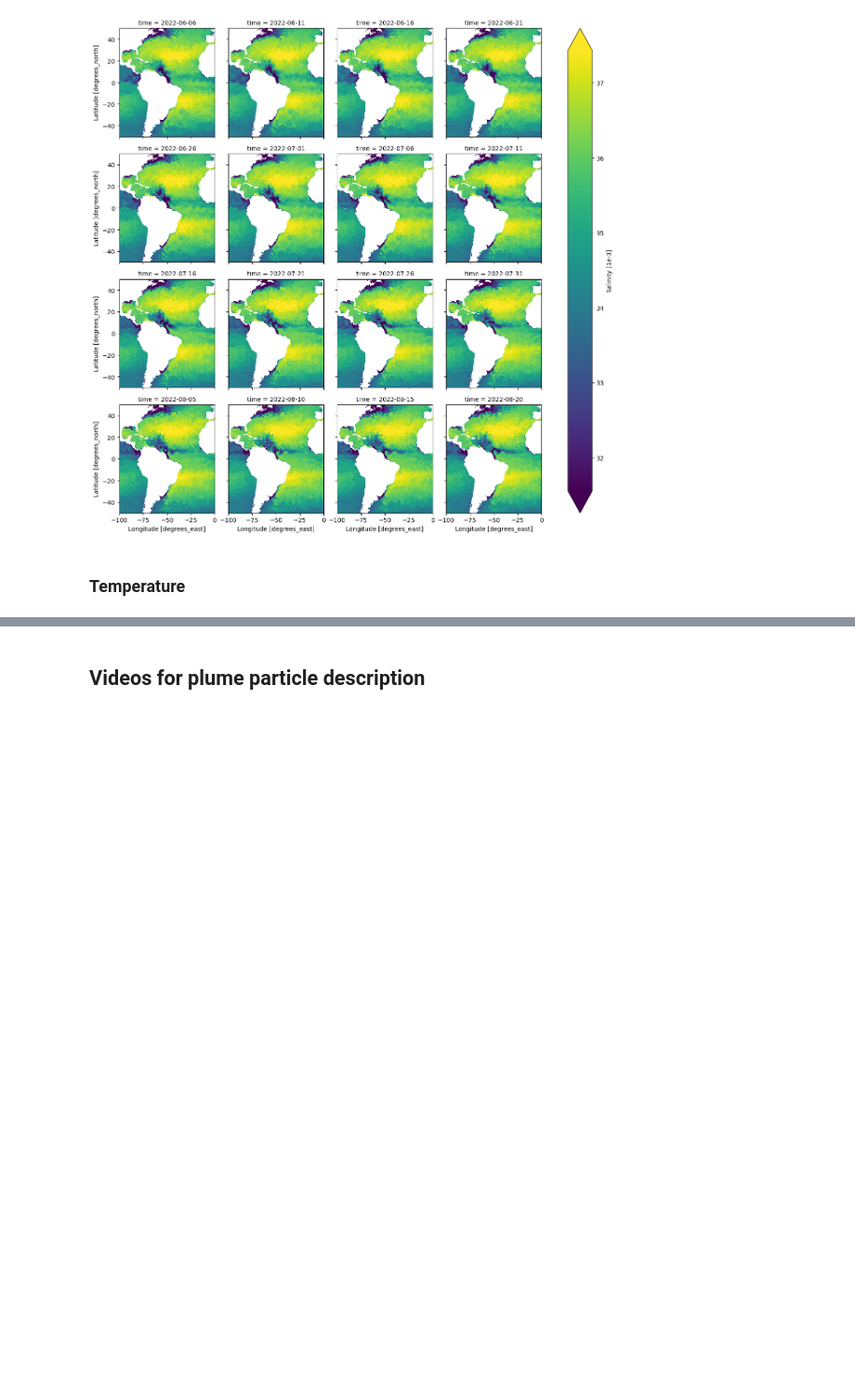
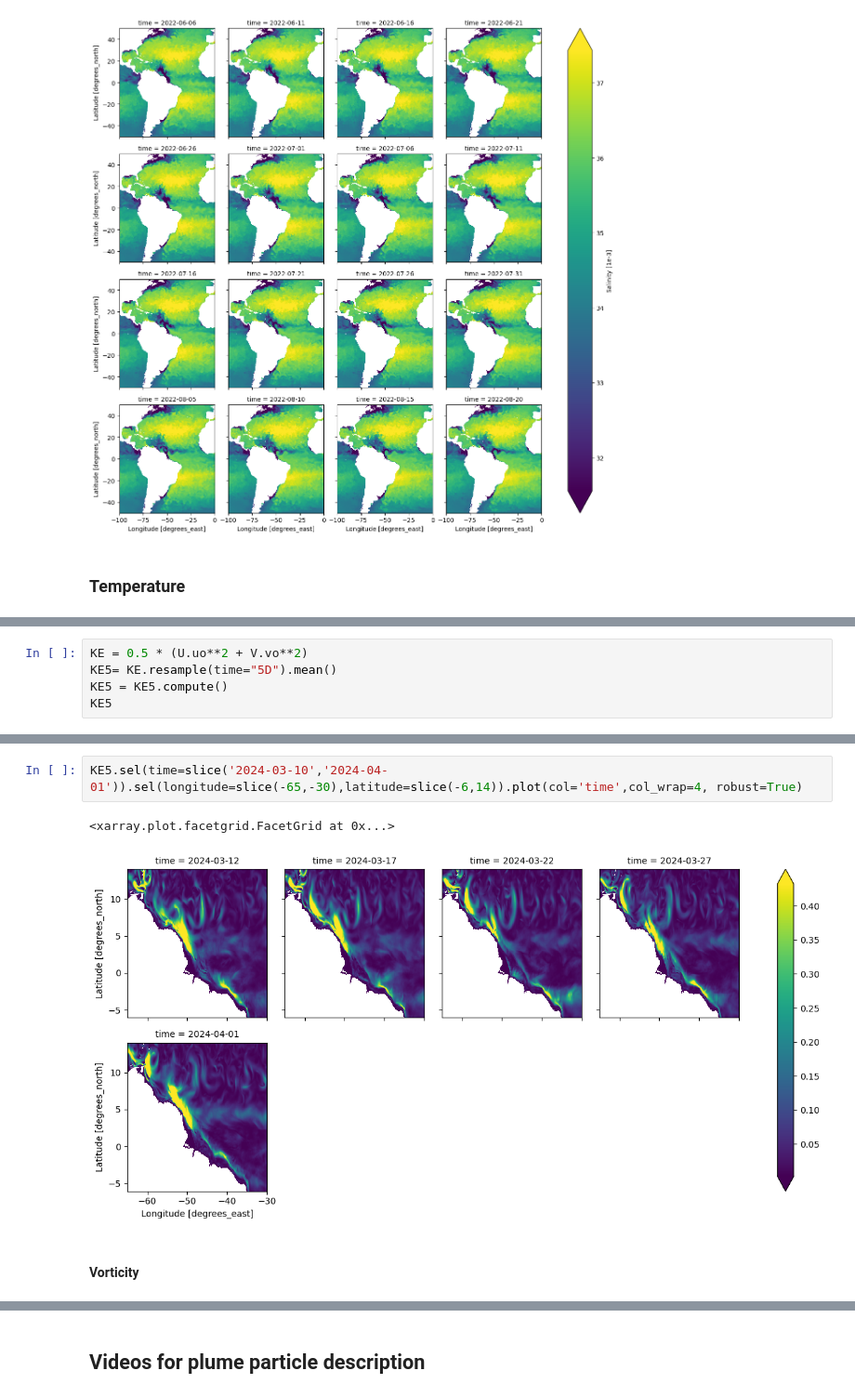
Before and after one commit to danliba/Amazon, a Jupyter notebook: Atlantic/data/tracers/Tracers_video.ipynb, the cells around one changed output, grey strips where cells are left out. Shown at 93% size. Cells and saved outputs as stored; diff of their text form; blank space fills up the shorter version.

```diff
--- a/Atlantic/data/tracers/Tracers_video.ipynb
+++ b/Atlantic/data/tracers/Tracers_video.ipynb
@@ -125,0 +223,5 @@ t
+# %%
+KE = 0.5 * (U.uo**2 + V.vo**2)
+KE5= KE.resample(time="5D").mean()
+KE5 = KE5.compute()
+KE5
@@ -125,0 +246,7 @@ t
+# %%
+KE5.sel(time=slice('2024-03-10','2024-04-01')).sel(longitude=slice(-65,-30),latitude=slice(-6,14)).plot(col='time',col_wrap=4, robust=True)
+# %% [output]
+<xarray.plot.facetgrid.FacetGrid at 0x...>
+[figure, added]
+# %% [markdown]
+#### Vorticity
```
Also changed, not shown: parts of 17 cells of this notebook.
